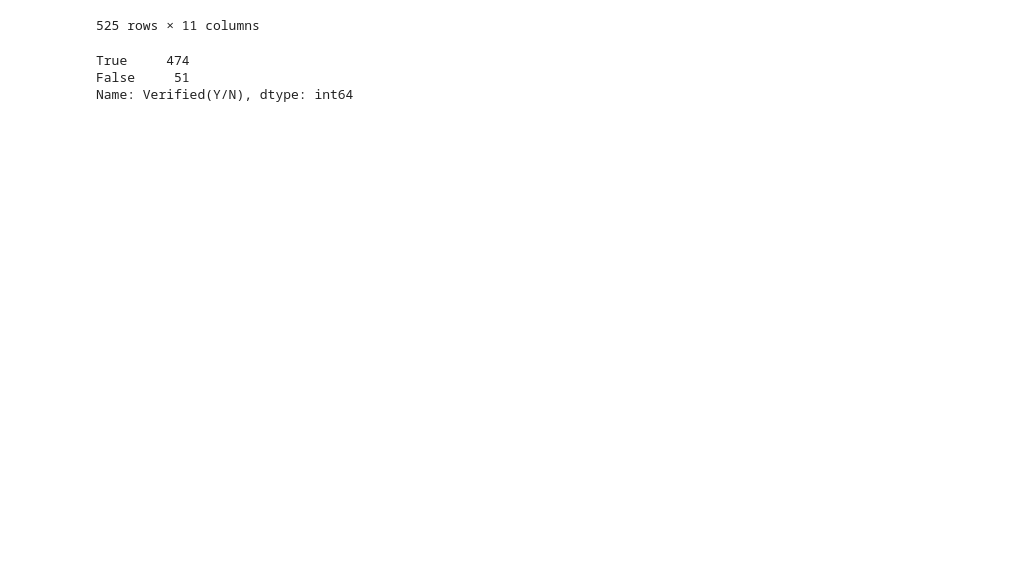
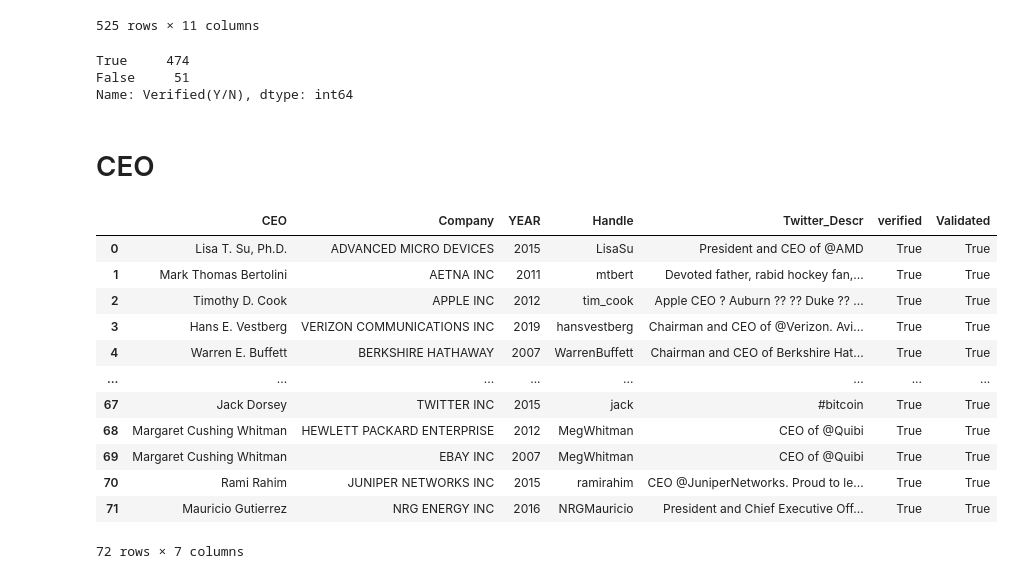
Before and after one commit to skwolvie/ISB-TWITTER_RESEARCH, a Jupyter notebook: code/validator/Finialize_with_descr.ipynb, the cells around one changed output. Drawn from its saved outputs; the diff is of its cells as text; code cells hidden in the pictures; blank space fills up the shorter version.

```diff
--- a/code/validator/Finialize_with_descr.ipynb
+++ b/code/validator/Finialize_with_descr.ipynb
@@ -107,3 +107,23 @@ df['Verified(Y/N)'].value_counts()
 True     474
 False     51
 Name: Verified(Y/N), dtype: int64
+# %% [markdown]
+# CEO
+# %%
+import pandas as pd
+dff= pd.read_csv(r'D:\OneDrive - Indian School of Business\Projects\Mindset\tweets\TWITTERHANDLESSEARCH\data\final\CEOs_Validated_Handles.csv')
+dff
+# %% [output]
+|  | CEO | Company | YEAR | Handle | Twitter_Descr | verified | Validated |
+| 0 | Lisa T. Su, Ph.D. | ADVANCED MICRO DEVICES | 2015 | LisaSu | President and CEO of @AMD | True | True |
+| 1 | Mark Thomas Bertolini | AETNA INC | 2011 | mtbert | Devoted father, rabid hockey fan,... | True | True |
+| 2 | Timothy D. Cook | APPLE INC | 2012 | tim_cook | Apple CEO ? Auburn ?? ?? Duke ?? ... | True | True |
+| 3 | Hans E. Vestberg | VERIZON COMMUNICATIONS INC | 2019 | hansvestberg | Chairman and CEO of @Verizon. Avi... | True | True |
+| 4 | Warren E. Buffett | BERKSHIRE HATHAWAY | 2007 | WarrenBuffett | Chairman and CEO of Berkshire Hat... | True | True |
+| ... | ... | ... | ... | ... | ... | ... | ... |
+| 67 | Jack Dorsey | TWITTER INC | 2015 | jack | #bitcoin | True | True |
+| 68 | Margaret Cushing Whitman | HEWLETT PACKARD ENTERPRISE | 2012 | MegWhitman | CEO of @Quibi | True | True |
+| 69 | Margaret Cushing Whitman | EBAY INC | 2007 | MegWhitman | CEO of @Quibi | True | True |
+| 70 | Rami Rahim | JUNIPER NETWORKS INC | 2015 | ramirahim | CEO @JuniperNetworks. Proud to le... | True | True |
+| 71 | Mauricio Gutierrez | NRG ENERGY INC | 2016 | NRGMauricio | President and Chief Executive Off... | True | True |
+72 rows × 7 columns
```
Also changed, not shown: parts of 4 cells of this notebook, 13 other files.
